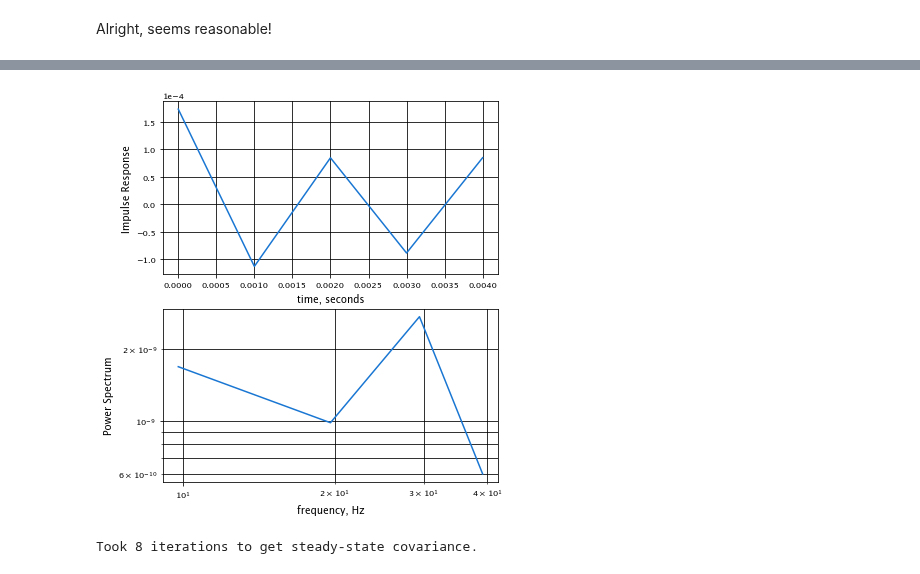
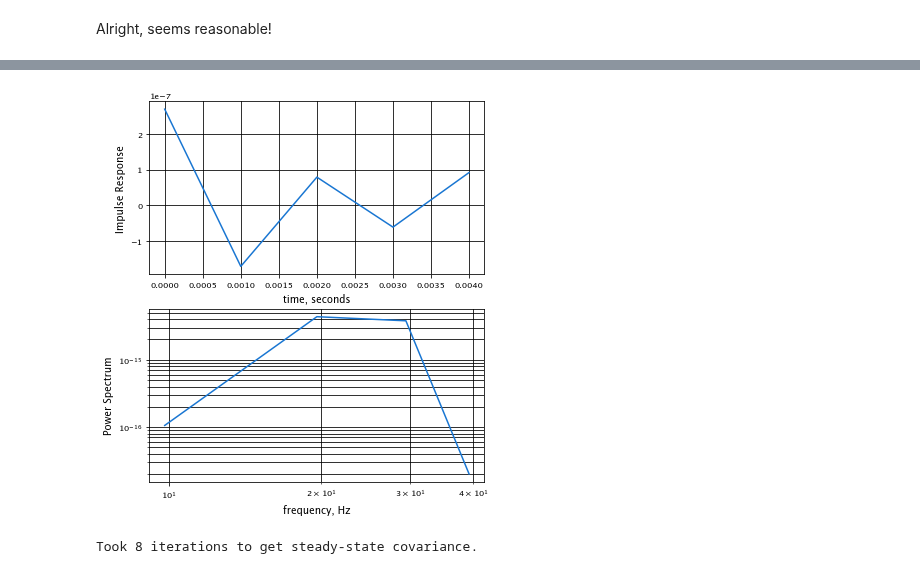
Before and after one commit to aditya-sengupta/tip-tilt-control, a Jupyter notebook: control/dev/mpc.ipynb, the cells around one changed output, grey strips where cells are left out. Drawn from its saved outputs; the diff is of its cells as text; code cells hidden in the pictures.

Commit message:
vibe check part 1

```diff
--- a/control/dev/mpc.ipynb
+++ b/control/dev/mpc.ipynb
@@ -84,7 +85,9 @@ Alright, seems reasonable!
 # %%
 # now, let's import the usual Kalman filter! at first, no vibrations.
 
-pol = np.load('../telemetry/sim_openloops_0.npy')
+# pol = np.load('../telemetry/sim_openloops_0.npy')
+pol = get_keck_tts()[1][:,0]
 kfilter_turb = make_kfilter_turb(make_impulse_from_tt(pol[:100], N=5))
+kfilter_vibe = make_kfilter_vibe(*vibe_fit_freq(get_psd(pol[:100]), N=2))
 # %% [output]
 Took 9 iterations to get steady-state covariance.
@@ -91,4 +95,4 @@ Took 9 iterations to get steady-state covariance.
-[figure, old version]
+[figure, new version]
 # %%
 kfilter_TT = KFilter(np.zeros(2,), A_TT, B_TT.flatten(), Q_TT, C_TT, np.array([eps]), has_input=True)
 # the Q and R don't matter because I'm setting the Kalman gain to zero
```
Also changed, not shown: parts of 13 cells of this notebook.
